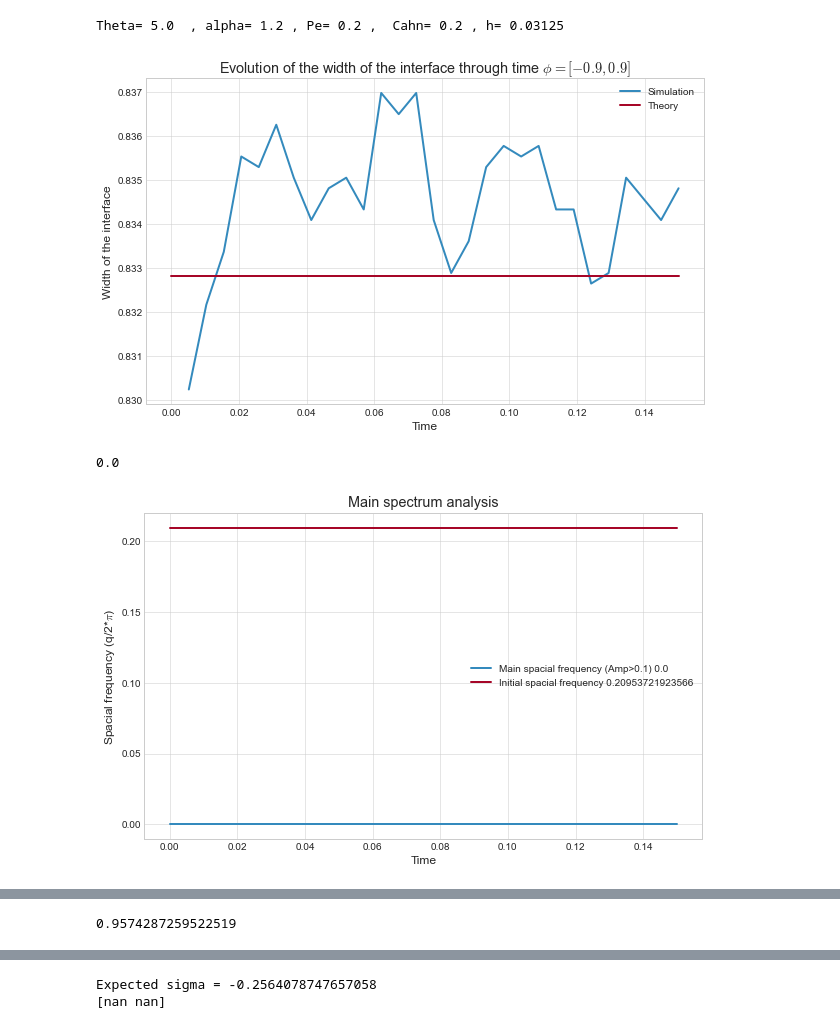
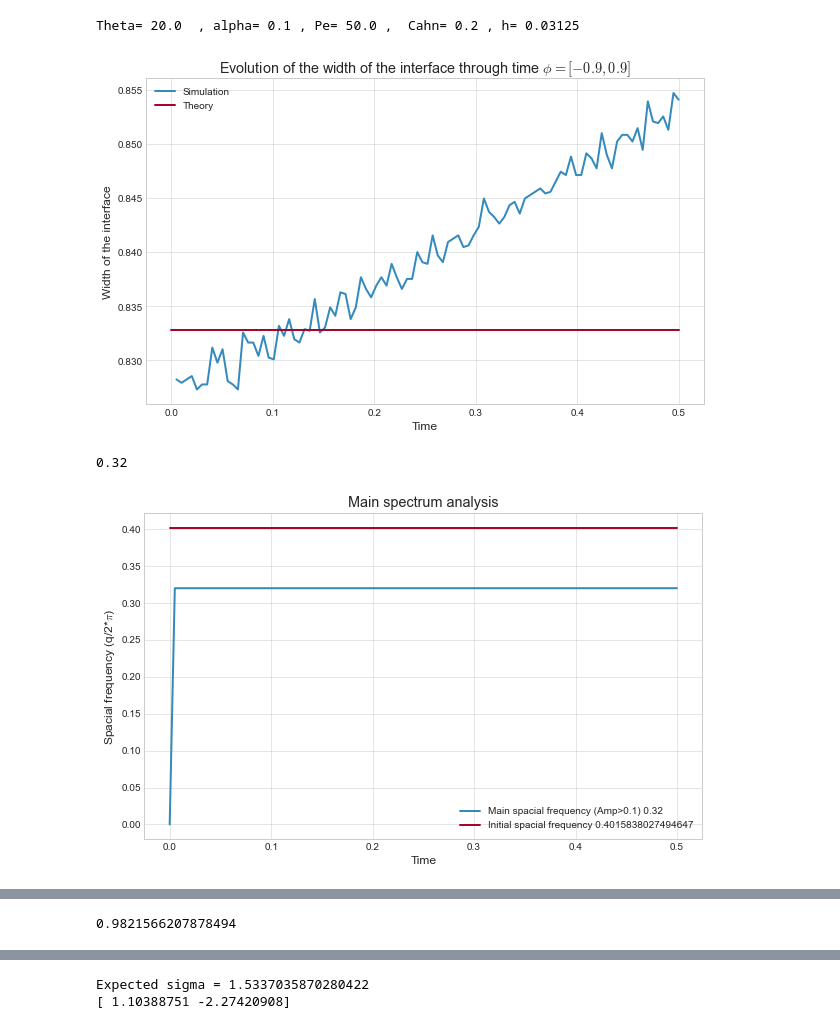
Before and after one commit to carogiu/cell-migration, a Jupyter notebook: results/Interface velocity.ipynb, the cells around one changed output, grey strips where cells are left out. Cells and saved outputs as stored; diff of their text form; code cells hidden in the pictures.

```diff
--- a/results/Interface velocity.ipynb
+++ b/results/Interface velocity.ipynb
@@ -210,7 +210,7 @@ def extract_spectrum(n,ny,dim_y, interface_coord,h):
 
     return freq_max, amplitude, mid, amplitude_f2
 # %%
-folder_name = '1-7-2020#6'
+folder_name = '8-7-2020#10'
 file_name = "Figures/" + folder_name + "/interface.csv"
 file_name_width = "Figures/" + folder_name + "/interface_width.csv"
 file_save= "Figures/" + folder_name +"/Analysis"
@@ -232,9 +232,9 @@ freq_max, amplitude, mid, amplitude_f2 = extract_spectrum(n,ny,dim_y, interface_
 
 width = width_to_array(file_name_width, n, ny, dim_y)
 
-T_w = T[T>0.2]
-width_t = width[T>0.2, 0]
-width_t = width_t[T_w<1.2]
+# T_w = T[T>0.2]
+# width_t = width[T>0.2, 0]
+# width_t = width_t[T_w<1.2]
 # T_w = T_w[T_w<1.2]
 # z_w = np.polyfit(T_w, width_t, 1)
 # p_w = np.poly1d(z_w)
@@ -324,7 +324,7 @@ plt.close(fig)
 
 # Amplitude through time
 fig = plt.figure(figsize=(10,6))
-plt.plot(T,amplitude)
+plt.plot(T[1:],amplitude[1:])
 plt.title('Amplitude of the instability through time')
 plt.ylabel('Amplitude')
 plt.xlabel('Time')
@@ -351,40 +351,40 @@ plt.close(fig)
 # plt.savefig(fname = file_save + "/Amplitude_ratio.png", dpi=300)
 # plt.show()
 # plt.close(fig)
 
 #Amplitude through time log
 T = np.linspace(0,n*dt,n)
 ln_a = np.log(amplitude)
-ln_a = ln_a[T<0.08]
-T_bis = T[T<0.08]
-#ln_a = ln_a[T_bis>0]
-#T_bis = T_bis[T_bis>0]
+ln_a = ln_a[T>0]
+T_bis = T[T>0]
+ln_a = ln_a[T_bis<1.2]
+T_bis = T_bis[T_bis<1.2]
 
 
 #z_ln = np.polyfit(T_bis[T_bis<1.2], ln_a[T_bis<1.2], 1)  # TODO Do this with sklearn to have R^2 score
 #z_ln = np.polyfit(T_bis, ln_a, 1)
 z_ln = np.polyfit(T_bis, ln_a, 1)
 p_ln = np.poly1d(z_ln)
 
 #r2 = r2_score(ln_a, p_ln(T_bis))
 
-# print('Expected sigma = ' + str(sigma))
-print('Expected sigma = ' + str(-(k_wave**3-1)/theta))
+print('Expected sigma = ' + str(sigma))
+#print('Expected sigma = ' + str(-(k_wave**3-1)/theta))
 print(z_ln)
 #print('R2= ' + str(r2))
 
 fig = plt.figure(figsize=(10,6))
 plt.plot(T_bis,ln_a)
 plt.plot(T_bis, p_ln(T_bis), '-')
 plt.xlabel('Time')
 plt.ylabel('log amplitude')
 #plt.title('Amplitude of the instability through time (log scale) with linear fit \n Polyfit y= ' + str(int(z_ln[0]*100000)/100000) + 't +' + str(int(z_ln[1]*1000)/1000) + ' \n $R^2$ = ' + str(r2))
 plt.legend(['log amplitude', 'Polyfit'])
 plt.savefig(fname = file_save + "/Growth_rate_analysis.png", dpi=300)
 plt.show()
 plt.close(fig)
 # %% [output]
-Theta= 5.0  , alpha= 1.2 , Pe= 0.2 ,  Cahn= 0.2 , h= 0.03125
+Theta= 20.0  , alpha= 0.1 , Pe= 50.0 ,  Cahn= 0.2 , h= 0.03125
-[figure, old version]
+[figure, new version]
-0.0
+0.32
-[figure, old version]
+[figure, new version]
@@ -392 +392 @@ Theta= 5.0  , alpha= 1.2 , Pe= 0.2 ,  Cahn= 0.2 , h= 0.03125
-0.9574287259522519
+0.9821566207878494
@@ -395,2 +395,2 @@ Theta= 5.0  , alpha= 1.2 , Pe= 0.2 ,  Cahn= 0.2 , h= 0.03125
-Expected sigma = -0.2564078747657058
-[nan nan]
+Expected sigma = 1.5337035870280422
+[ 1.10388751 -2.27420908]
```
Also changed, not shown: parts of 3 cells of this notebook, 3 other files.
